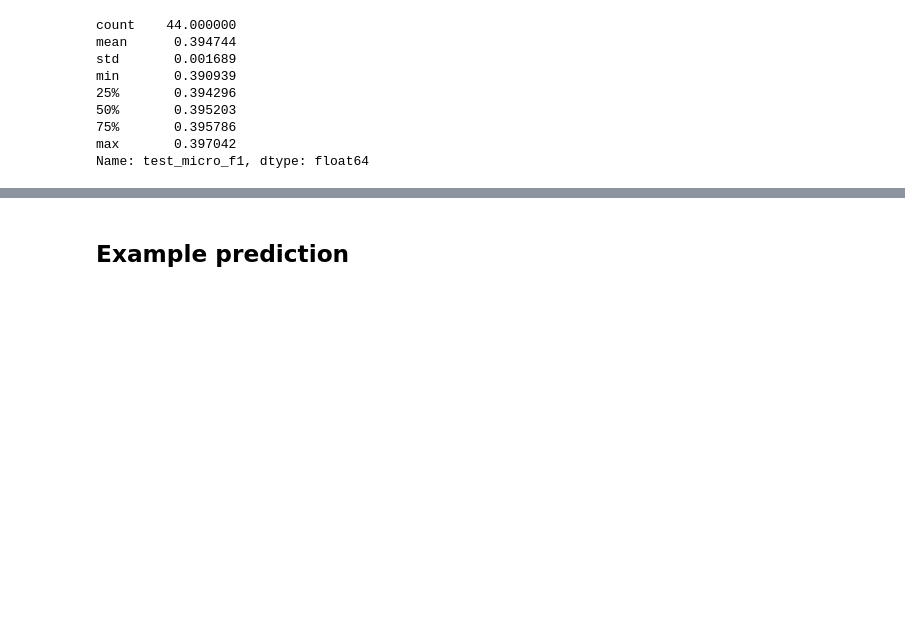
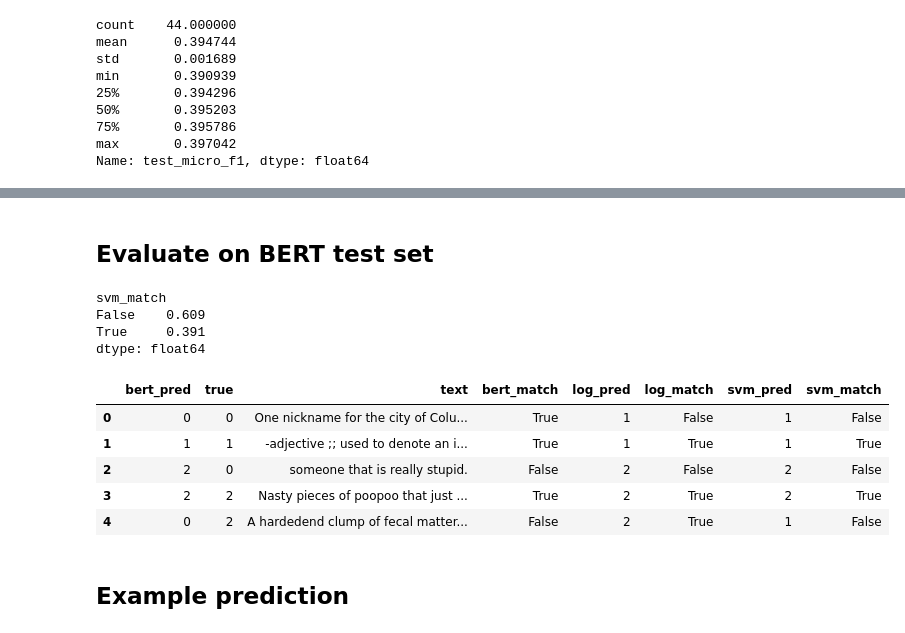
Before and after one commit to lauriemerrell/urban_dictionary_definition_quality, a Jupyter notebook: notebooks/svm_model.ipynb, the cells around one changed output, grey strips where cells are left out. Cells and saved outputs as stored; diff of their text form; code cells hidden in the pictures; blank space fills up the shorter version.

Commit message:
update models and start apis

```diff
--- a/notebooks/svm_model.ipynb
+++ b/notebooks/svm_model.ipynb
@@ -287,0 +311,30 @@ Name: test_micro_f1, dtype: float64
+# %%
+# best is 1.0, 5, true, false
+
+cv = CountVectorizer(max_df = 1.0, min_df = 5, lowercase = True)
+X_train_counts = cv.fit_transform(X_train)
+X_test_counts = cv.transform(X_test)
+# record vocab size for tracking
+vocab_size = X_train_counts.shape[1]
+# tf-idf version
+print("TF-IDF vectorizing at " + str(datetime.datetime.now()))
+tv = TfidfTransformer()
+X_train_tfidf = tv.fit_transform(X_train_counts)
+X_test_tfidf = tv.transform(X_test_counts)
+
+
+# fit an SVM on tf-idf version
+print("Fitting TF-IDF count SVM at " + str(datetime.datetime.now()))
+model = LinearSVC(dual = False, random_state = 771, max_iter = 5000)
+model.fit(X_train_tfidf, y_train)
+
+# evaluate
+print("Evaluating TF-IDF SVM at " + str(datetime.datetime.now()))
+tf_y_train_pred = model.predict(X_train_tfidf)
+tf_y_test_pred = model.predict(X_test_tfidf)
+
+tf_train_f1_micro = f1_score(y_train, tf_y_train_pred, average = 'micro')
+tf_train_f1_macro = f1_score(y_train, tf_y_train_pred, average = 'macro')
+
+tf_test_f1_micro = f1_score(y_test, tf_y_test_pred, average = 'micro')
+tf_test_f1_macro = f1_score(y_test, tf_y_test_pred, average = 'macro')
@@ -287,0 +355,25 @@ Name: test_micro_f1, dtype: float64
+# %% [markdown]
+## Evaluate on BERT test set
+# %%
+bert_test = pd.read_csv("../data/final_eval_set.csv", index_col = 0)
+int_cats = {"good": 0, "controversial": 1, "bad": 2}
+X_bert_test = tv.transform(cv.transform(bert_test['text']))
+y_pred_bert_test = model.predict(X_bert_test)
+bert_test['svm_pred'] = pd.Series(y_pred_bert_test).map(int_cats)
+bert_test['svm_match'] = bert_test['svm_pred'] == bert_test['true']
+# %%
+bert_test.groupby('svm_match').size().transform(lambda x: round(x/sum(x),3))
+# %% [output]
+svm_match
+False    0.609
+True     0.391
+dtype: float64
+# %%
+bert_test.head()
+# %% [output]
+|  | bert_pred | true | text | bert_match | log_pred | log_match | svm_pred | svm_match |
+| 0 | 0 | 0 | One nickname for the city of Colu... | True | 1 | False | 1 | False |
+| 1 | 1 | 1 | -adjective ;; used to denote an i... | True | 1 | True | 1 | True |
+| 2 | 2 | 0 | someone that is really stupid. | False | 2 | False | 2 | False |
+| 3 | 2 | 2 | Nasty pieces of poopoo that just ... | True | 2 | True | 2 | True |
+| 4 | 0 | 2 | A hardedend clump of fecal matter... | False | 2 | True | 1 | False |
```
Also changed, not shown: parts of 6 cells of this notebook, 21 other files.
